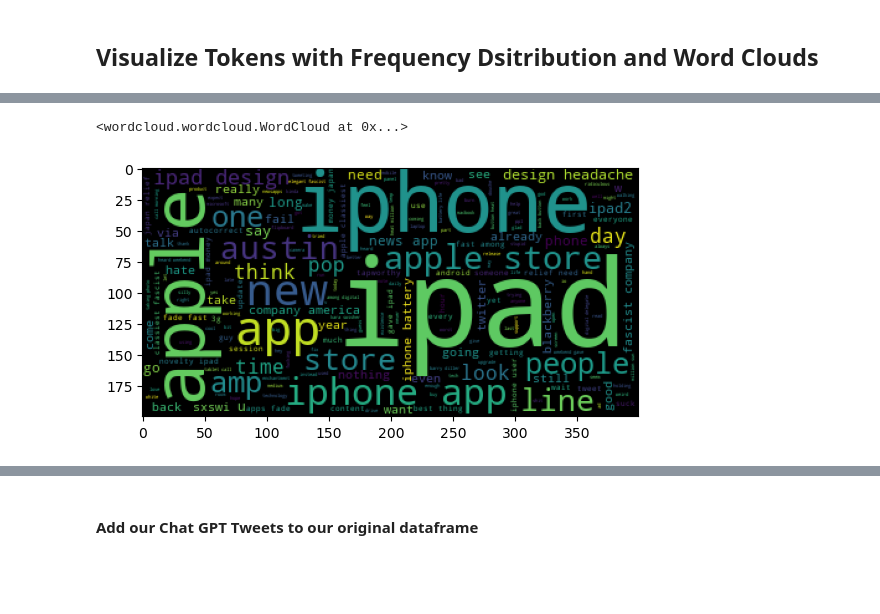
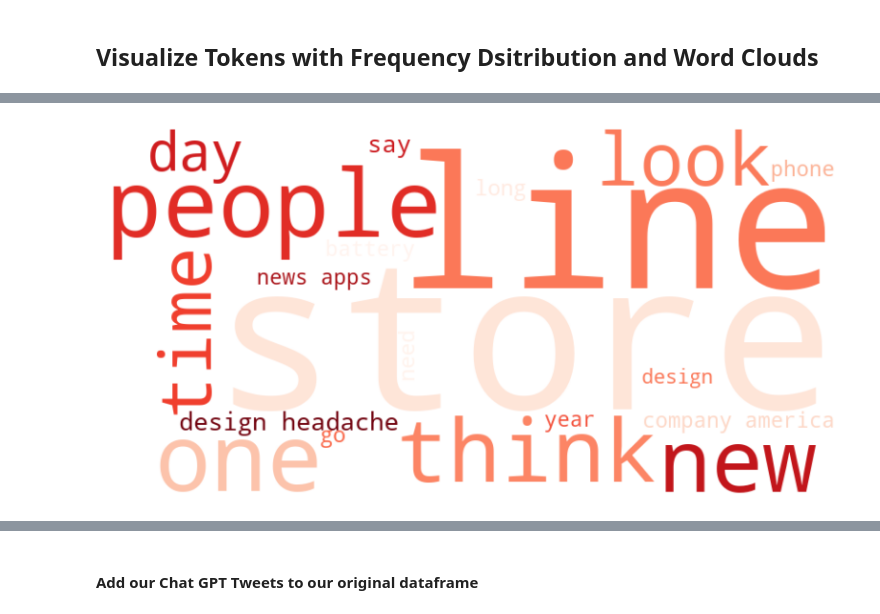
Before and after one commit to xuqc01/twitter_sentiment_analysis, a Jupyter notebook: P4ProjectNotebook.ipynb, the cells around one changed output, grey strips where cells are left out. Drawn from its saved outputs; the diff is of its cells as text; code cells hidden in the pictures; blank space fills up the shorter version.

```diff
--- a/P4ProjectNotebook.ipynb
+++ b/P4ProjectNotebook.ipynb
@@ -240,13 +206,14 @@ array(['Opened yesterday. Line too long to wait in just to look. #SXSW #sxswi @m
 # %% [markdown]
 ## Visualize Tokens with Frequency Dsitribution and Word Clouds
 # %%
-from nltk.probability import FreqDist
-
-#positive tweets
-df_pos = df[df['emotion'] == 'Positive']
-positive_tokens = [token for tokens in df_pos['tokens'].values for token in tokens]
+#Create Frequency Distributions for both Positive and Negative Tweets
+df_pos = df[df['Emotion'] == 'Positive']
+positive_tokens = [token for tokens in df_pos['Tokens'].values for token in tokens]
 pos_freq_dist = FreqDist(positive_tokens)
 
-df_neg = df[df['emotion'] == 'Negative']
-negative_tokens = [token for tokens in df_neg['tokens'].values for token in tokens]
+df_neg = df[df['Emotion'] == 'Negative']
+negative_tokens = [token for tokens in df_neg['Tokens'].values for token in tokens]
 neg_freq_dist = FreqDist(negative_tokens)
+
+pos_freq_dist.most_common(20)
+neg_freq_dist.most_common(20)
@@ -253,11 +241,13 @@ neg_freq_dist = FreqDist(negative_tokens)
-# %%
-neg_string = ' '.join(negative_tokens)
-wc_neg = WordCloud()
-wc_neg.generate(neg_string)
-# %% [output]
-<wordcloud.wordcloud.WordCloud at 0x...>
-# %%
-plt.imshow(wc_neg)
-plt.show()
-# %% [output]
-[figure, removed]
+# %%
+#create word cloud for all negative tweets
+neg_string = ' '.join(negative_tokens)
+wc_neg = WordCloud(width=800, height=400, background_color='white', colormap='Reds', max_words=20)
+wc_neg.generate(neg_string)
+
+plt.figure(figsize=(10, 5))
+plt.imshow(wc_neg, interpolation='bilinear')
+plt.axis('off')
+plt.show()
+plt.imshow;
+# %% [output]
+[figure, added]
```
Also changed, not shown: parts of 93 cells of this notebook.
